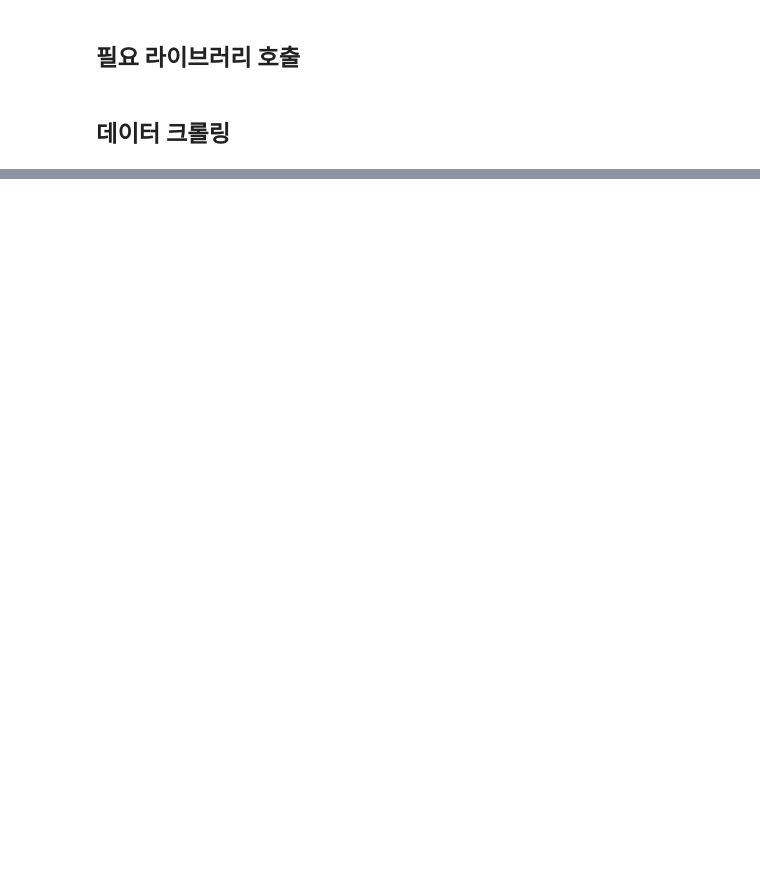
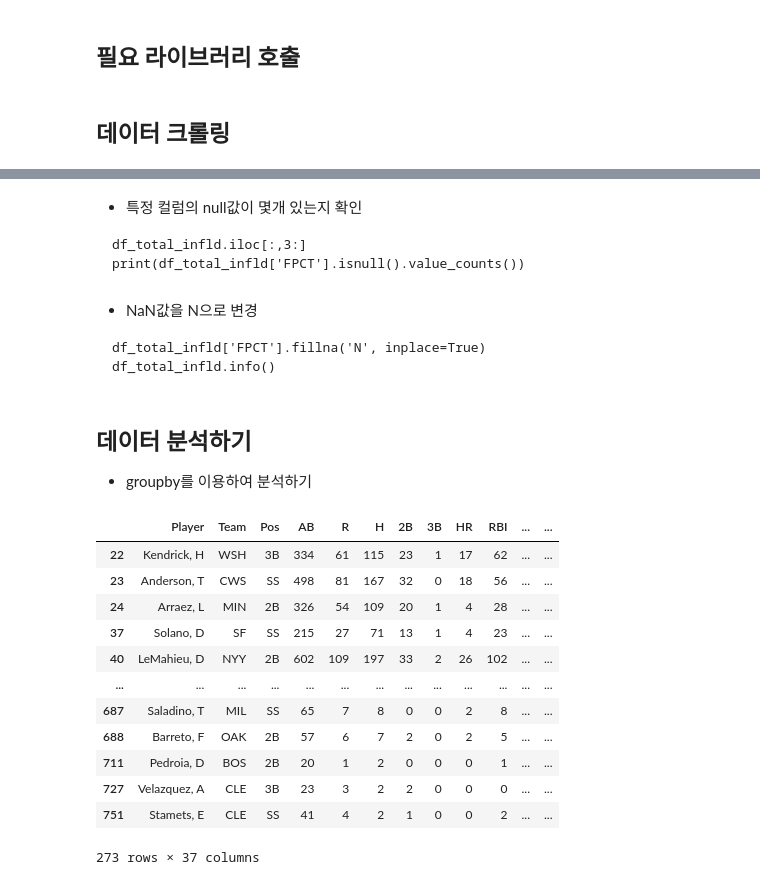
Before and after one commit to tenjumh/Practice, a Jupyter notebook: Predict_MLB_player_position/Practice_MLB_player_position_predict_with_machine_learning.ipynb, the cells around one changed output, grey strips where cells are left out. Cells and saved outputs as stored; diff of their text form; code cells hidden in the pictures; blank space fills up the shorter version.

````diff
--- a/Predict_MLB_player_position/Practice_MLB_player_position_predict_with_machine_learning.ipynb
+++ b/Predict_MLB_player_position/Practice_MLB_player_position_predict_with_machine_learning.ipynb
@@ -121,4 +128,6 @@ Index(['RK', 'Player', 'Team', 'del', 'del2', 'Pos', 'G', 'AB', 'R', 'H', '2B',
 # %%
 # 데이터 백업
-player_hit_data = df_total_hit
-player_field_data = df_total_field
+
+player_hit_data = df_total_hit_
+player_field_data = df_total_field_
+player_hit_data.info()
@@ -125,6 +152,7 @@ player_field_data = df_total_field
 # %%
 # 불필요한 컬럼 삭제
-player_hit_data = player_hit_data.drop(['RK', 'del', 'del2'], axis=1)
-player_field_data = player_field_data.drop(['RK', 'del', 'del2'], axis=1)
+
+player_hit_data = player_hit_data.drop(['Unnamed: 0', 'RK', 'del', 'del2', 'GO_AO', 'G'], axis=1)
+player_field_data = player_field_data.drop(['Unnamed: 0', 'RK', 'del', 'del2', 'G', 'GS', 'SB', 'CS', 'SBPCT','PB','C_WP'], axis=1)
 # %%
 # column Player & Team $ Position 기준 병합
@@ -151,0 +169,8 @@ AttributeError: 'function' object has no attribute 'count'
+# %%
+# 컬럼 조건문으로 행 추출하기 Position 컬럼에서 "1B", "2B", "3B", "SS"
+
+# 하나의 조건문이라면 "해당 컬럼 == 하나조건"으로 하면 되지만, "해당컬럼.isin([여러조건])"
+# df_total_hit_infld = df_total_hit[df_total_hit['Pos'] == "2B"]
+df_total_infld = df_total[df_total['Pos'].isin(["1B", "2B", "3B", "SS"])]
+df_total_infld
+print(df_total_infld.shape)
@@ -151,0 +206,7 @@ AttributeError: 'function' object has no attribute 'count'
+# %%
+# 타석수와 수비이닝의 최소값 제한
+
+df_total_infld = df_total_infld[df_total_infld['AB'] >= 20]
+print(df_total_infld.shape)
+df_total_infld = df_total_infld[df_total_infld['INN'] >= 20]
+print(df_total_infld.shape)
@@ -151,0 +237,31 @@ AttributeError: 'function' object has no attribute 'count'
+# %% [markdown]
+- 특정 컬럼의 null값이 몇개 있는지 확인
+```
+df_total_infld.iloc[:,3:]
+print(df_total_infld['FPCT'].isnull().value_counts())
+```
+# %% [markdown]
+- NaN값을 N으로 변경
+```
+df_total_infld['FPCT'].fillna('N', inplace=True)
+df_total_infld.info()
+```
+# %% [markdown]
+## 데이터 분석하기
+- groupby를 이용하여 분석하기
+# %%
+df_total_infld
+# %% [output]
+|  | Player | Team | Pos | AB | R | H | 2B | 3B | HR | RBI | ... | ... |
+| 22 | Kendrick, H | WSH | 3B | 334 | 61 | 115 | 23 | 1 | 17 | 62 | ... | ... |
+| 23 | Anderson, T | CWS | SS | 498 | 81 | 167 | 32 | 0 | 18 | 56 | ... | ... |
+| 24 | Arraez, L | MIN | 2B | 326 | 54 | 109 | 20 | 1 | 4 | 28 | ... | ... |
+| 37 | Solano, D | SF | SS | 215 | 27 | 71 | 13 | 1 | 4 | 23 | ... | ... |
+| 40 | LeMahieu, D | NYY | 2B | 602 | 109 | 197 | 33 | 2 | 26 | 102 | ... | ... |
+| ... | ... | ... | ... | ... | ... | ... | ... | ... | ... | ... | ... | ... |
+| 687 | Saladino, T | MIL | SS | 65 | 7 | 8 | 0 | 0 | 2 | 8 | ... | ... |
+| 688 | Barreto, F | OAK | 2B | 57 | 6 | 7 | 2 | 0 | 2 | 5 | ... | ... |
+| 711 | Pedroia, D | BOS | 2B | 20 | 1 | 2 | 0 | 0 | 0 | 1 | ... | ... |
+| 727 | Velazquez, A | CLE | 3B | 23 | 3 | 2 | 2 | 0 | 0 | 0 | ... | ... |
+| 751 | Stamets, E | CLE | SS | 41 | 4 | 2 | 1 | 0 | 0 | 2 | ... | ... |
+273 rows × 37 columns
````
Also changed, not shown: parts of 28 cells of this notebook.
